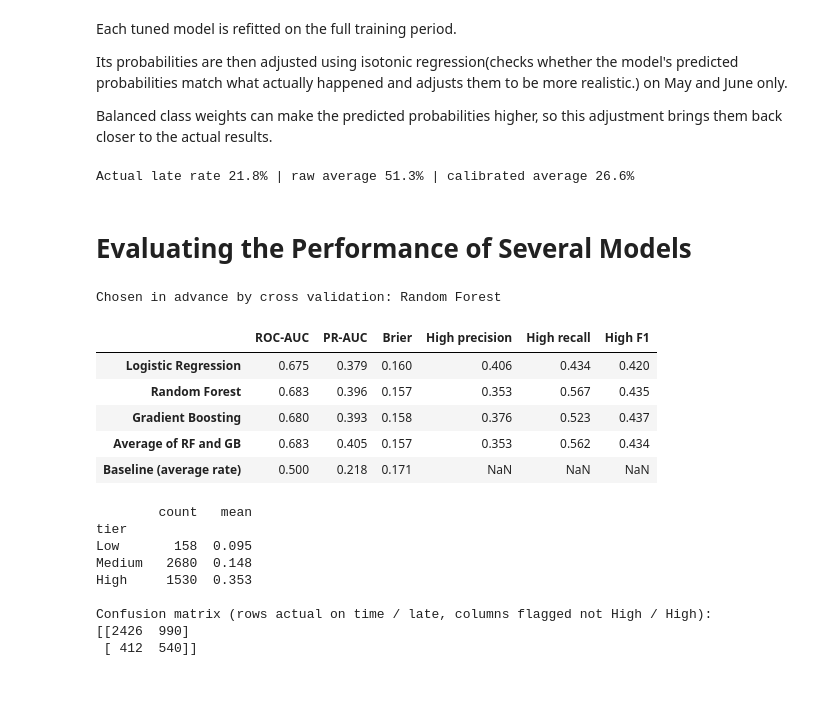
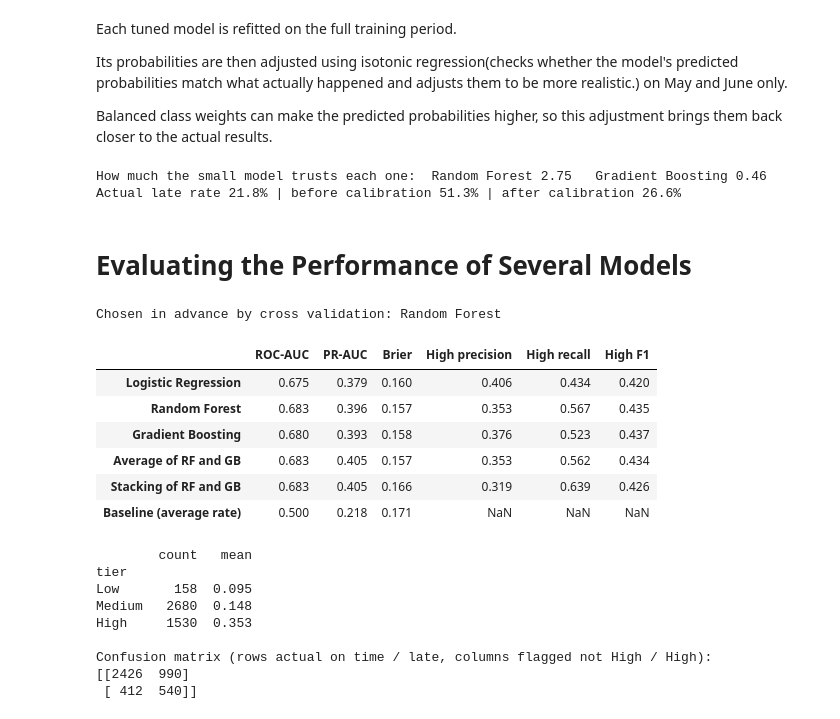
Before and after one commit to MbithiSandra/payment-paralysis-prototype, a Jupyter notebook: ml/notebooks/01_behaviour_model.ipynb, the cells around one changed output. Saved outputs shown, nothing was run; the diff lists cells and outputs as text; code cells hidden in the pictures; blank space fills up the shorter version.

```diff
--- a/ml/notebooks/01_behaviour_model.ipynb
+++ b/ml/notebooks/01_behaviour_model.ipynb
@@ -468,11 +495,23 @@ cv_table
 # %% [markdown]
 The rule is written before looking. Average Random Forest and Gradient Boosting only if the average beats the better single model by more than that model's normal variation between folds.
 # %%
+# The rule, fixed before any of this was run:
+# only use a combination if it beats the best single model by more than
+# the normal fold to fold wobble of that model.
+
 best_single = cv_table.loc[['Random Forest', 'Gradient Boosting'], 'mean'].idxmax()
-gain = cv_table.loc['Average of RF and GB', 'mean'] - cv_table.loc[best_single, 'mean']
 noise = cv_table.loc[best_single, 'std']
-use_ensemble = gain > noise
-print(f'Best single tree ensemble: {best_single}')
-print(f'Gain from averaging RF and GB: {gain:+.3f} | normal variation between folds: {noise:.3f}')
-print('Decision:', 'use the average of RF and GB' if use_ensemble else f'use {best_single} on its own')
+
+print(f'Best single model: {best_single}  (wobble between folds {noise:.4f})\n')
+
+winner, best_gain = best_single, 0.0
+for combo in ['Average of RF and GB', 'Stacking of RF and GB']:
+    gain = cv_table.loc[combo, 'mean'] - cv_table.loc[best_single, 'mean']
+    beats = gain > noise
+    print(f'  {combo:24s} gain {gain:+.4f}   clears the bar? {"yes" if beats else "no"}')
+    if beats and gain > best_gain:
+        winner, best_gain = combo, gain
+
+CHOSEN = winner
+print(f'\nDecision: use {CHOSEN}')
 # %% [output]
@@ -492,6 +534,11 @@ Balanced class weights can make the predicted probabilities higher, so this adju
 # %%
 for pipe in tuned.values():
     pipe.fit(X_train, y_train)
+
+meta = fit_stack(X_train, y_train)
+print('How much the small model trusts each one:  '
+      f'Random Forest {meta.coef_[0][0]:.2f}   Gradient Boosting {meta.coef_[0][1]:.2f}')
+
 
 def calibrate(fitted):
     try:
@@ -501,52 +548,61 @@ def calibrate(fitted):
         cal = CalibratedClassifierCV(fitted, method='isotonic', cv='prefit')
     return cal.fit(X_calib, y_calib)
 
+
 calibrated = {name: calibrate(pipe) for name, pipe in tuned.items()}
 
+
 def predict(name, X):
+    p_rf = calibrated['Random Forest'].predict_proba(X)[:, 1]
+    p_gb = calibrated['Gradient Boosting'].predict_proba(X)[:, 1]
     if name == 'Average of RF and GB':
-        return (calibrated['Random Forest'].predict_proba(X)[:, 1] +
-                calibrated['Gradient Boosting'].predict_proba(X)[:, 1]) / 2
+        return (p_rf + p_gb) / 2
+    if name == 'Stacking of RF and GB':
+        return meta.predict_proba(np.column_stack([p_rf, p_gb]))[:, 1]
     return calibrated[name].predict_proba(X)[:, 1]
 
-CHOSEN = 'Average of RF and GB' if use_ensemble else best_single
+
 raw = tuned[best_single].predict_proba(X_test)[:, 1]
 p_test = predict(CHOSEN, X_test)
-print(f'Actual late rate {y_test.mean():.1%} | raw average {raw.mean():.1%} | calibrated average {p_test.mean():.1%}')
+print(f'Actual late rate {y_test.mean():.1%} | before calibration {raw.mean():.1%} '
+      f'| after calibration {p_test.mean():.1%}')
 # %% [output]
-Actual late rate 21.8% | raw average 51.3% | calibrated average 26.6%
+How much the small model trusts each one:  Random Forest 2.75   Gradient Boosting 0.46
+Actual late rate 21.8% | before calibration 51.3% | after calibration 26.6%
 # %% [markdown]
 # Evaluating the Performance of Several Models
 # %%
 LOW, HIGH = 0.10, 0.30          # fixed before evaluation
 
 def to_tier(p):
     return np.where(p < LOW, 'Low', np.where(p < HIGH, 'Medium', 'High'))
 
 def report(name):
     p = predict(name, X_test)
     high = (to_tier(p) == 'High').astype(int)
     return {'ROC-AUC': roc_auc_score(y_test, p), 'PR-AUC': average_precision_score(y_test, p),
             'Brier': brier_score_loss(y_test, p),
             'High precision': precision_score(y_test, high, zero_division=0),
             'High recall': recall_score(y_test, high, zero_division=0),
             'High F1': f1_score(y_test, high, zero_division=0)}
 
 baseline = DummyClassifier(strategy='prior').fit(X_train, y_train)
 p_base = baseline.predict_proba(X_test)[:, 1]
 results = pd.DataFrame({name: report(name) for name in
-                        ['Logistic Regression', 'Random Forest', 'Gradient Boosting', 'Average of RF and GB']}).T
+                        ['Logistic Regression', 'Random Forest', 'Gradient Boosting',
+                         'Average of RF and GB', 'Stacking of RF and GB']}).T
 results.loc['Baseline (average rate)'] = [roc_auc_score(y_test, p_base), average_precision_score(y_test, p_base),
                                           brier_score_loss(y_test, p_base), np.nan, np.nan, np.nan]
 print('Chosen in advance by cross validation:', CHOSEN)
 results.round(3)
 # %% [output]
 Chosen in advance by cross validation: Random Forest
 |  | ROC-AUC | PR-AUC | Brier | High precision | High recall | High F1 |
 | Logistic Regression | 0.675 | 0.379 | 0.160 | 0.406 | 0.434 | 0.420 |
 | Random Forest | 0.683 | 0.396 | 0.157 | 0.353 | 0.567 | 0.435 |
 | Gradient Boosting | 0.680 | 0.393 | 0.158 | 0.376 | 0.523 | 0.437 |
 | Average of RF and GB | 0.683 | 0.405 | 0.157 | 0.353 | 0.562 | 0.434 |
+| Stacking of RF and GB | 0.683 | 0.405 | 0.166 | 0.319 | 0.639 | 0.426 |
 | Baseline (average rate) | 0.500 | 0.218 | 0.171 | NaN | NaN | NaN |
 # %%
 tiers = to_tier(p_test)
```
Also changed, not shown: parts of 3 cells of this notebook, 13 other files.
